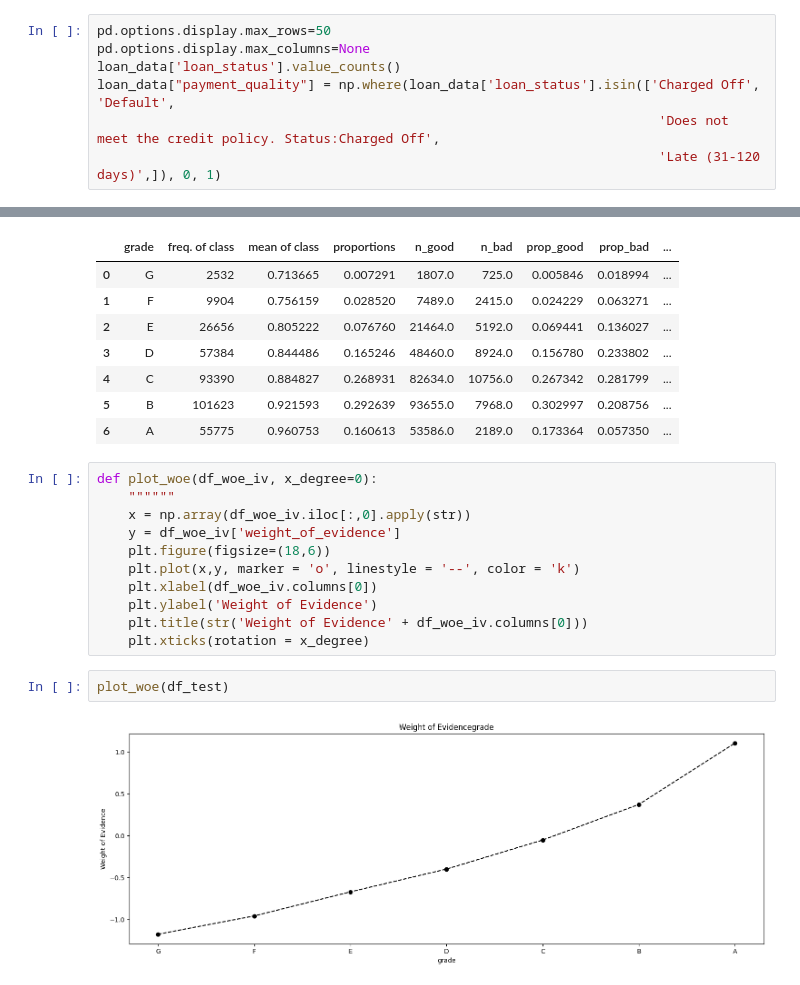
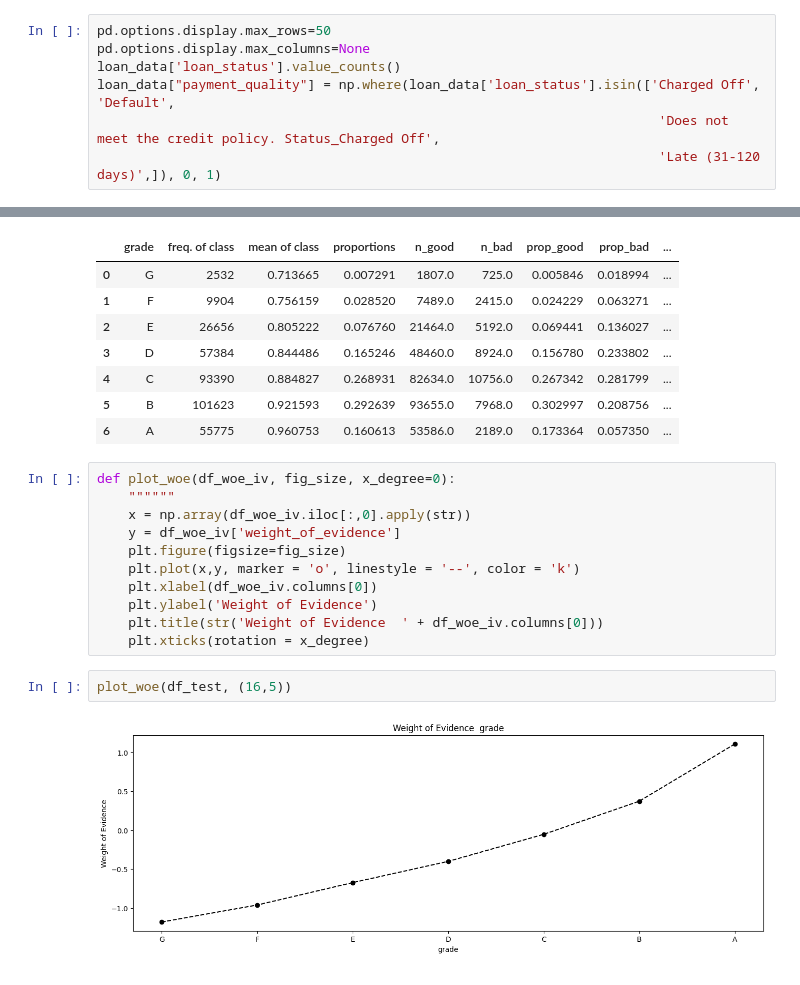
Before and after one commit to OzodbekOzodov/_credit-risk-modeling, a Jupyter notebook: main-project.ipynb, the cells around one changed output, grey strips where cells are left out. Cells and saved outputs as stored; diff of their text form.

```diff
--- a/main-project.ipynb
+++ b/main-project.ipynb
@@ -239,7 +239,7 @@ pd.options.display.max_rows=50
 pd.options.display.max_columns=None
 loan_data['loan_status'].value_counts()
 loan_data["payment_quality"] = np.where(loan_data['loan_status'].isin(['Charged Off', 'Default',
-                                                                        'Does not meet the credit policy. Status:Charged Off',
+                                                                        'Does not meet the credit policy. Status_Charged Off',
                                                                         'Late (31-120 days)',]), 0, 1)
 # %% [markdown]
 ## Independent variables
@@ -380,17 +380,17 @@ df_test
 | 5 | B | 101623 | 0.921593 | 0.292639 | 93655.0 | 7968.0 | 0.302997 | 0.208756 | ... |
 | 6 | A | 55775 | 0.960753 | 0.160613 | 53586.0 | 2189.0 | 0.173364 | 0.057350 | ... |
 # %%
-def plot_woe(df_woe_iv, x_degree=0):
+def plot_woe(df_woe_iv, fig_size, x_degree=0):
     """"""
     x = np.array(df_woe_iv.iloc[:,0].apply(str))
     y = df_woe_iv['weight_of_evidence']
-    plt.figure(figsize=(18,6))
+    plt.figure(figsize=fig_size)
     plt.plot(x,y, marker = 'o', linestyle = '--', color = 'k')
     plt.xlabel(df_woe_iv.columns[0])
     plt.ylabel('Weight of Evidence')
-    plt.title(str('Weight of Evidence' + df_woe_iv.columns[0]))
+    plt.title(str('Weight of Evidence  ' + df_woe_iv.columns[0]))
     plt.xticks(rotation = x_degree)
 # %%
-plot_woe(df_test)
+plot_woe(df_test, (16,5))
 # %% [output]
-[figure, old version]
+[figure, new version]
```
Also changed, not shown: parts of 20 cells of this notebook.
